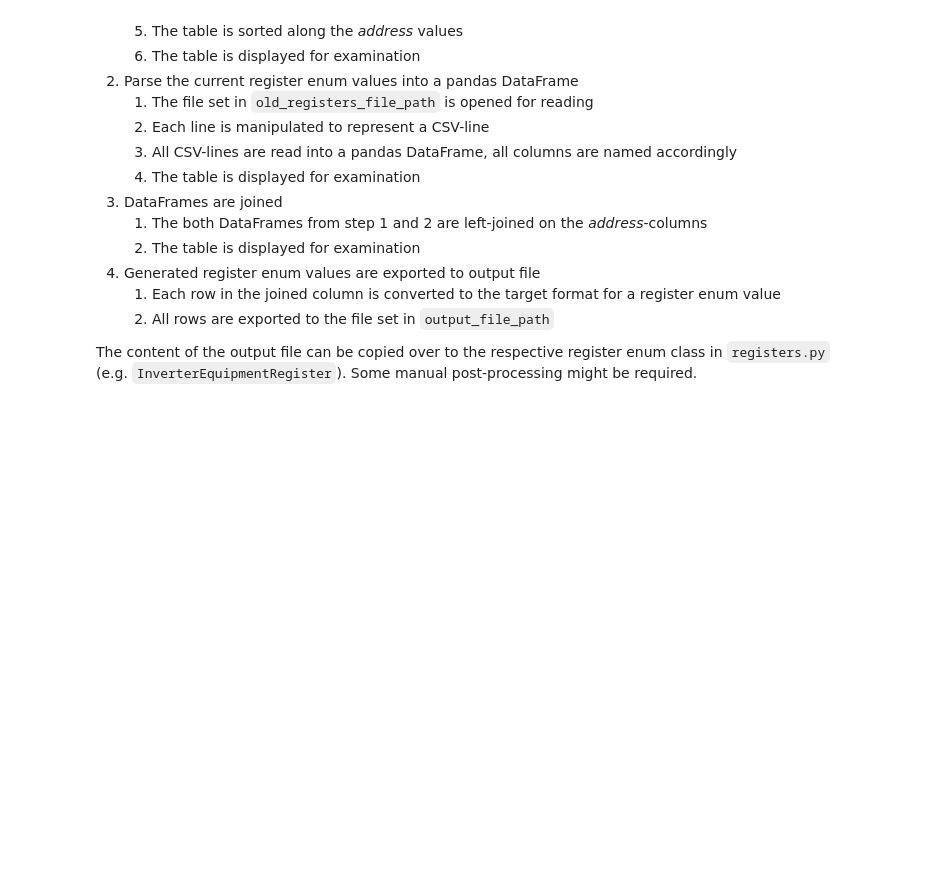
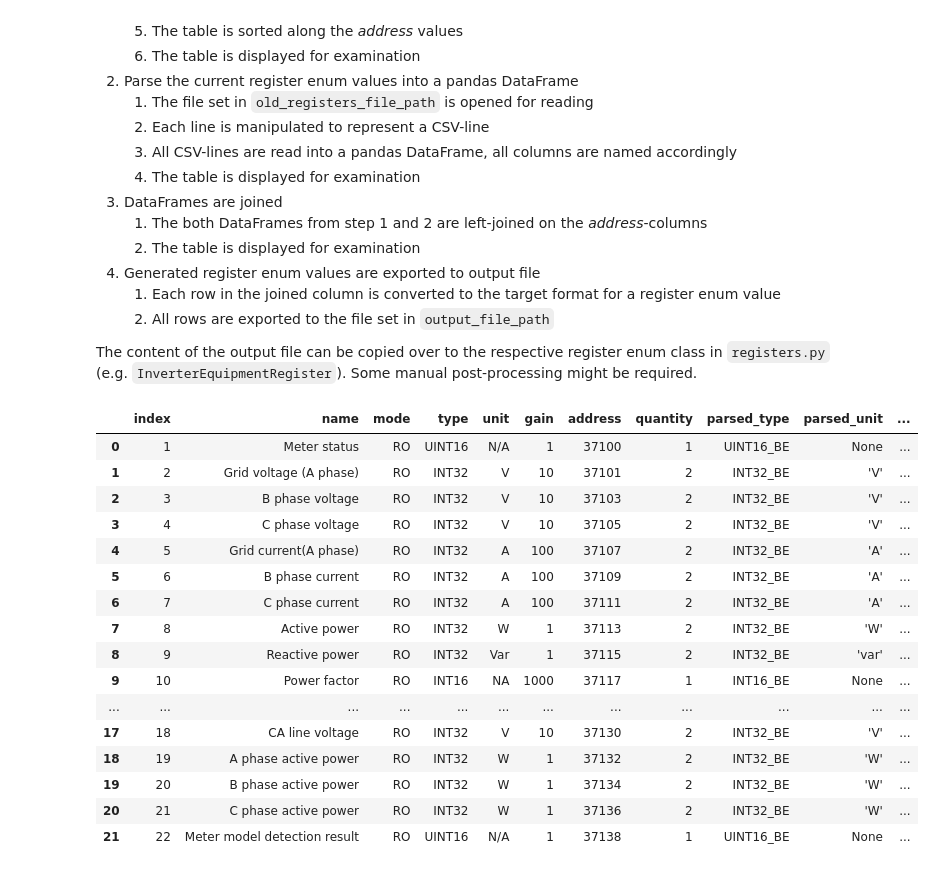
Before and after one commit to olivergregorius/sun2000_modbus, a Jupyter notebook: register-parser/register-parser.ipynb, the cells around one changed output. Saved outputs shown, nothing was run; the diff lists cells and outputs as text; code cells hidden in the pictures; blank space fills up the shorter version.

Commit message:
#48: Updated registers for battery and power meter

```diff
--- a/register-parser/register-parser.ipynb
+++ b/register-parser/register-parser.ipynb
@@ -36,14 +36,15 @@ import tabula
 from IPython.display import display
 
 pdf_path = '../docs/modbus.pdf'
-register_pages = '15-33'
+register_pages = '78-80'
 old_registers_file_path = 'input/registers.txt'
-output_file_path = 'output/inverter.txt'
+output_file_path = 'output/powermeter.txt'
 
 #------------------------------------------------
 datatype_mapping = {
     'STR': 'STRING',
     'String': 'STRING',
+    'STRING': 'STRING',
     'U16': 'UINT16_BE',
     'UINT16': 'UINT16_BE',
     'ENUM16': 'UINT16_BE',
@@ -51,22 +52,28 @@ datatype_mapping = {
     'UINT32': 'UINT32_BE',
     'EPOCHTIME': 'UINT32_BE',
     'I16': 'INT16_BE',
+    'INT16': 'INT16_BE',
     'I32': 'INT32_BE',
     'INT32': 'INT32_BE',
     'Bitfield16': 'BITFIELD16',
     'Bitfield32': 'BITFIELD32',
     'DBitfield32': 'BITFIELD32',
     'MLD/Bytes': 'MULTIDATA',
+    'MULTIDATA': 'MULTIDATA',
     'BYTES': 'MULTIDATA',
+    'Bytes': 'MULTIDATA',
 }
 
 
 unit_mapping = {
     'N/A': "None",
     'NA': "None",
+    'Var': "'var'",
     'kVar': "'kvar'",
+    'kVarh': "'kvarh'",
     'MΩ': "'MOhm'",
     'kW': "'W'",
+    'Kw': "'W'",
 }
 
 
@@ -90,13 +97,14 @@ def process_type_column(merged_table: pd.DataFrame) -> pd.DataFrame:
 
 
 def process_unit_column(merged_table: pd.DataFrame) -> pd.DataFrame:
+    merged_table['unit'] = merged_table['unit'].str.replace('\r', '')
     merged_table['parsed_unit'] = merged_table['unit'].apply(lambda x: unit_mapping.get(x, f'\'{x}\''))
 
     return merged_table
 
 
 def process_gain_column(merged_table: pd.DataFrame) -> pd.DataFrame:
-    merged_table['parsed_gain'] = merged_table.apply(lambda x: 1 if x['unit'] == 'kW' else gain_mapping.get(x['gain'], x['gain']), axis=1)
+    merged_table['parsed_gain'] = merged_table.apply(lambda x: 1 if x['unit'] in ['kW', 'Kw'] else gain_mapping.get(x['gain'], x['gain']), axis=1)
 
     return merged_table
 
@@ -105,34 +113,52 @@ def process_gain_column(merged_table: pd.DataFrame) -> pd.DataFrame:
 pd.set_option('display.max_rows', None)
 
 tables = tabula.read_pdf(pdf_path, pages=register_pages, multiple_tables=True, lattice=True, pandas_options={'dtype': str})
 if not tables:
     print('No tables found')
     exit(1)
 else:
     merged_table = pd.concat(objs=tables, ignore_index=True)
-    merged_table.drop(columns={merged_table.columns[8], merged_table.columns[9]}, inplace=True)
+    merged_table.drop(columns={merged_table.columns[0], merged_table.columns[9]}, inplace=True)
     column_mapping = {
         merged_table.columns[0]: 'index',
         merged_table.columns[1]: 'name',
         merged_table.columns[2]: 'mode',
         merged_table.columns[3]: 'type',
         merged_table.columns[4]: 'unit',
         merged_table.columns[5]: 'gain',
         merged_table.columns[6]: 'address',
         merged_table.columns[7]: 'quantity'
     }
     merged_table.rename(columns=column_mapping, inplace=True)
     merged_table.dropna(inplace=True)
 
     merged_table = process_name_column(merged_table)
     merged_table = process_type_column(merged_table)
     merged_table = process_unit_column(merged_table)
     merged_table = process_gain_column(merged_table)
 
     merged_table.sort_values(by=['address'], inplace=True)
 
     # Examination step
     display(merged_table)
+# %% [output]
+|  | index | name | mode | type | unit | gain | address | quantity | parsed_type | parsed_unit | ... |
+| 0 | 1 | Meter status | RO | UINT16 | N/A | 1 | 37100 | 1 | UINT16_BE | None | ... |
+| 1 | 2 | Grid voltage (A phase) | RO | INT32 | V | 10 | 37101 | 2 | INT32_BE | 'V' | ... |
+| 2 | 3 | B phase voltage | RO | INT32 | V | 10 | 37103 | 2 | INT32_BE | 'V' | ... |
+| 3 | 4 | C phase voltage | RO | INT32 | V | 10 | 37105 | 2 | INT32_BE | 'V' | ... |
+| 4 | 5 | Grid current(A phase) | RO | INT32 | A | 100 | 37107 | 2 | INT32_BE | 'A' | ... |
+| 5 | 6 | B phase current | RO | INT32 | A | 100 | 37109 | 2 | INT32_BE | 'A' | ... |
+| 6 | 7 | C phase current | RO | INT32 | A | 100 | 37111 | 2 | INT32_BE | 'A' | ... |
+| 7 | 8 | Active power | RO | INT32 | W | 1 | 37113 | 2 | INT32_BE | 'W' | ... |
+| 8 | 9 | Reactive power | RO | INT32 | Var | 1 | 37115 | 2 | INT32_BE | 'var' | ... |
+| 9 | 10 | Power factor | RO | INT16 | NA | 1000 | 37117 | 1 | INT16_BE | None | ... |
+| ... | ... | ... | ... | ... | ... | ... | ... | ... | ... | ... | ... |
+| 17 | 18 | CA line voltage | RO | INT32 | V | 10 | 37130 | 2 | INT32_BE | 'V' | ... |
+| 18 | 19 | A phase active power | RO | INT32 | W | 1 | 37132 | 2 | INT32_BE | 'W' | ... |
+| 19 | 20 | B phase active power | RO | INT32 | W | 1 | 37134 | 2 | INT32_BE | 'W' | ... |
+| 20 | 21 | C phase active power | RO | INT32 | W | 1 | 37136 | 2 | INT32_BE | 'W' | ... |
+| 21 | 22 | Meter model detection result | RO | UINT16 | N/A | 1 | 37138 | 1 | UINT16_BE | None | ... |
 # %%
 from io import StringIO
 import pandas
```
Also changed, not shown: parts of 3 cells of this notebook, 2 other files.
